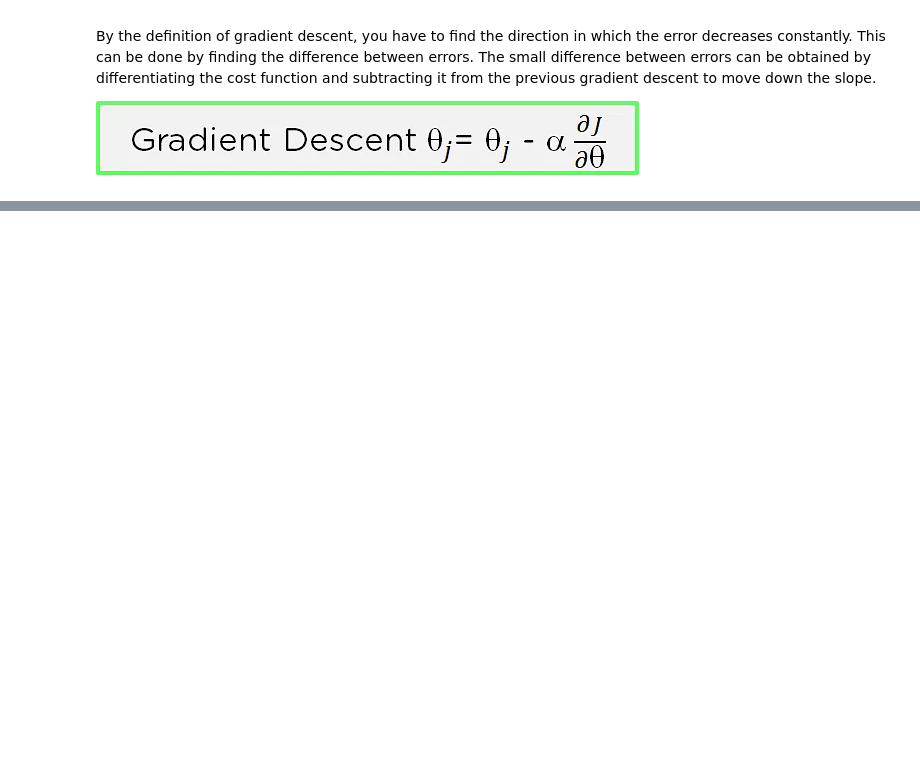
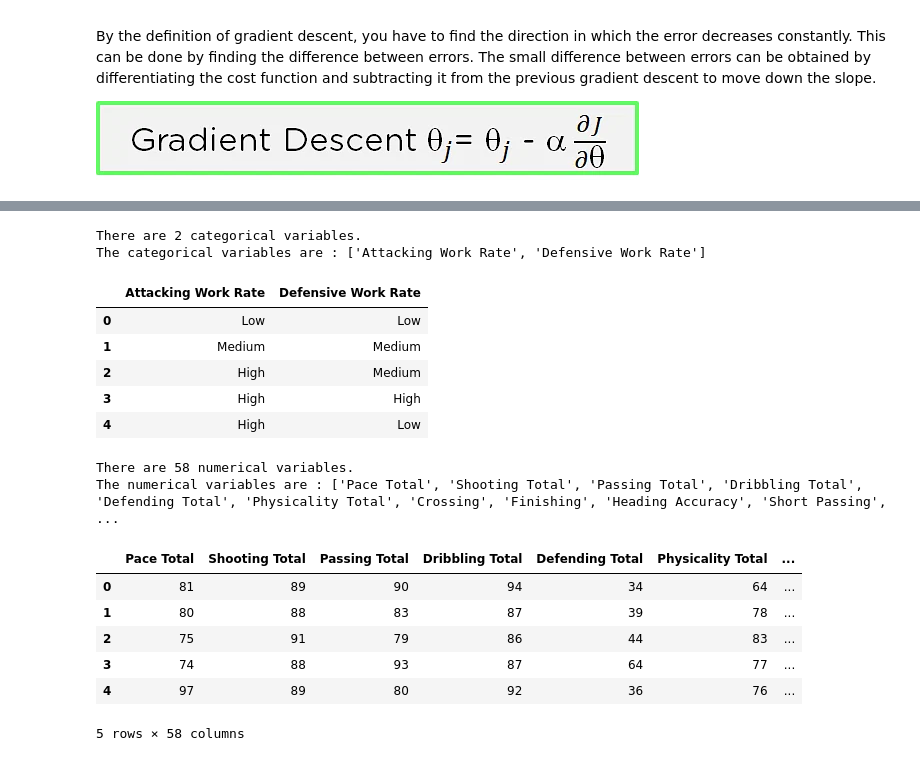
Before and after one commit to vishalgattani/machine-learning, a Jupyter notebook: fifa-23-linear-regression.ipynb, the cells around one changed output, grey strips where cells are left out. Cells and saved outputs as stored; diff of their text form; code cells hidden in the pictures; blank space fills up the shorter version.

```diff
--- a/fifa-23-linear-regression.ipynb
+++ b/fifa-23-linear-regression.ipynb
@@ -223,0 +106,35 @@ The numerical variables are : ['Pace Total', 'Shooting Total', 'Passing Total',
+# %%
+
+# get categorical columns
+categorical = [var for var in df.columns if df[var].dtype=='O']
+print('There are {} categorical variables.'.format(len(categorical)))
+print('The categorical variables are :', categorical)
+display(df[categorical].head())
+
+# get numerical columns
+numerical = [var for var in df.columns if df[var].dtype!='O']
+print('There are {} numerical variables.'.format(len(numerical)))
+print('The numerical variables are :', numerical)
+display(df[numerical].head())
+
+# check for missing values of categorical and numerical columns
+assert check_missing_values(df,categorical) == False
+assert check_missing_values(df,numerical) == False
+# %% [output]
+There are 2 categorical variables.
+The categorical variables are : ['Attacking Work Rate', 'Defensive Work Rate']
+|  | Attacking Work Rate | Defensive Work Rate |
+| 0 | Low | Low |
+| 1 | Medium | Medium |
+| 2 | High | Medium |
+| 3 | High | High |
+| 4 | High | Low |
+There are 58 numerical variables.
+The numerical variables are : ['Pace Total', 'Shooting Total', 'Passing Total', 'Dribbling Total', 'Defending Total', 'Physicality Total', 'Crossing', 'Finishing', 'Heading Accuracy', 'Short Passing', ...
+|  | Pace Total | Shooting Total | Passing Total | Dribbling Total | Defending Total | Physicality Total | ... |
+| 0 | 81 | 89 | 90 | 94 | 34 | 64 | ... |
+| 1 | 80 | 88 | 83 | 87 | 39 | 78 | ... |
+| 2 | 75 | 91 | 79 | 86 | 44 | 83 | ... |
+| 3 | 74 | 88 | 93 | 87 | 64 | 77 | ... |
+| 4 | 97 | 89 | 80 | 92 | 36 | 76 | ... |
+5 rows × 58 columns
```
Also changed, not shown: parts of 4 cells of this notebook, 4 other files.
